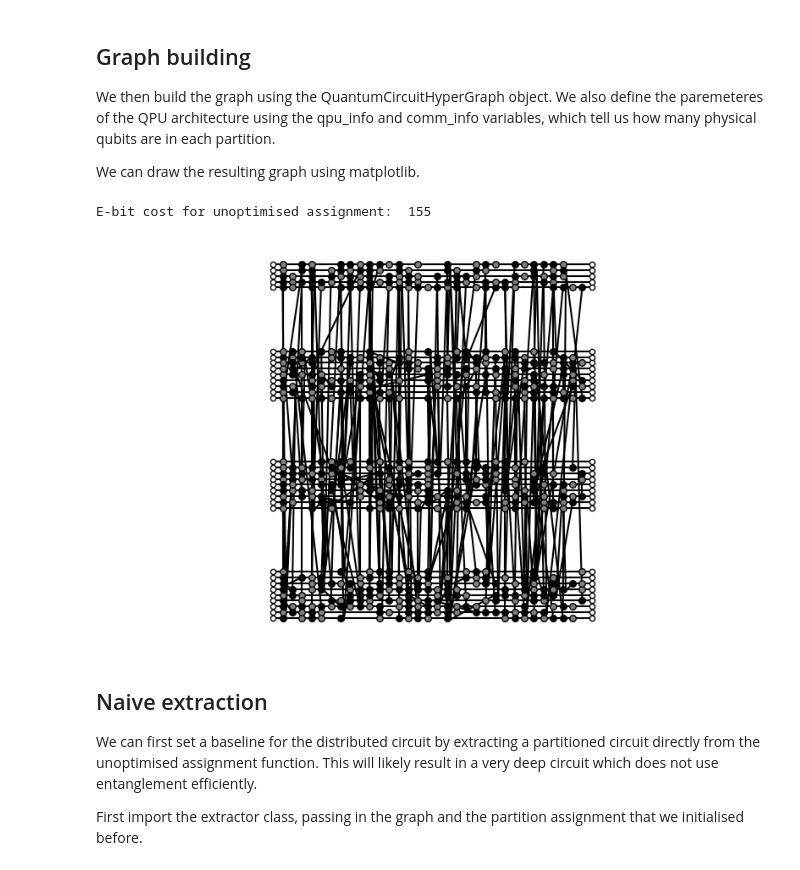
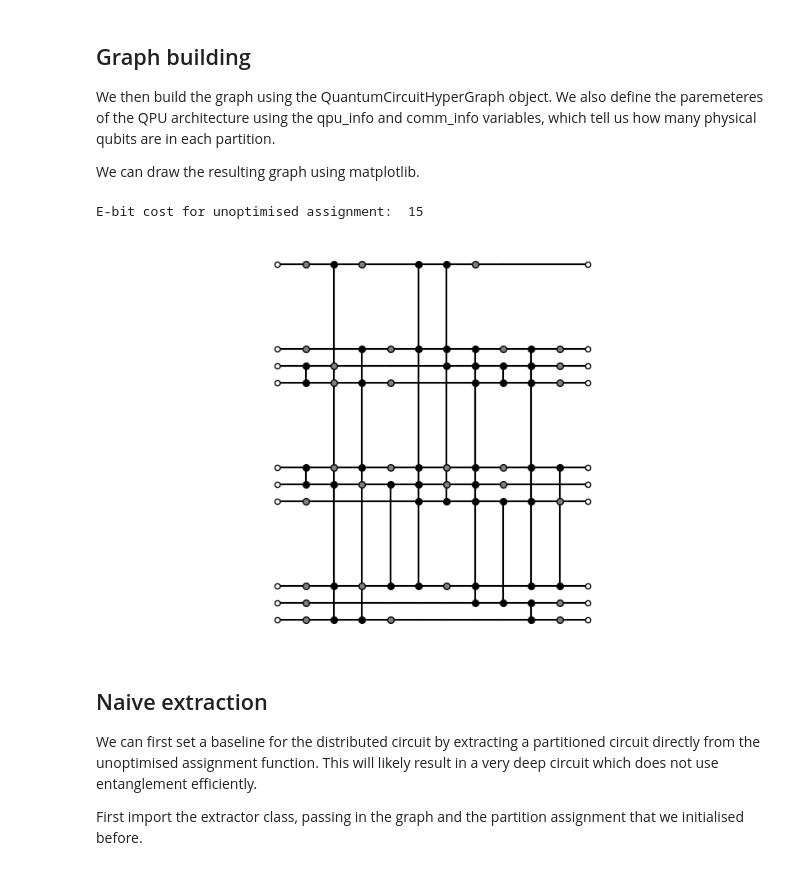
Before and after one commit to felix-burt/DISQCO, a Jupyter notebook: Demos/circuit_extraction_demo.ipynb, the cells around one changed output. Cells and saved outputs as stored; diff of their text form; code cells hidden in the pictures.

```diff
--- a/Demos/circuit_extraction_demo.ipynb
+++ b/Demos/circuit_extraction_demo.ipynb
@@ -12,14 +12,13 @@ First build/import and transpile the circuit. We use a fixed depth random circui
 # %%
 from MLFM_GCP.circuits.cp_fraction import cp_fraction
 from MLFM_GCP.circuits.QAOA import QAOA_random
-
 from MLFM_GCP.graphs.GCP_hypergraph import QuantumCircuitHyperGraph
 from qiskit import transpile
 from MLFM_GCP.partitioning.FM.FM_methods import set_initial_partitions
 from qiskit.circuit.library import QFT, QuantumVolume, EfficientSU2
 from MLFM_GCP.utils.qiskit_to_op_list import *
 
-num_qubits = 32
+num_qubits = 10
 
 circuit = cp_fraction(  num_qubits = num_qubits,
                         depth = num_qubits,
@@ -36,5 +35,4 @@ circuit = transpile(circuit, basis_gates=['cp', 'u'])
 depth = circuit.depth()
 
 
-if num_qubits < 12:
-    circuit.draw(output='mpl', style='bw', fold=100)
+circuit.draw(output='mpl', style='bw', fold=100)
@@ -53,37 +53,37 @@ qpu_info = [qpu_size] * num_partitions
 
 comm_info = [2] * num_partitions
 
-group_gates = True
+group_gates = False
 
 graph = QuantumCircuitHyperGraph(circuit = circuit,
                                  group_gates = group_gates,
                                  anti_diag = False)
 
 assignment = set_initial_partitions(qpu_info = qpu_info,
                                     num_qubits = num_qubits,
                                     num_layers = depth,
                                     num_partitions = num_partitions,
                                     reduced = True)
 
 from MLFM_GCP.partitioning.FM.FM_methods import calculate_full_cost
 
 cost = calculate_full_cost(graph, assignment, num_partitions)
 
 print("E-bit cost for unoptimised assignment: ", cost)
 
 from MLFM_GCP.drawing.tikz_drawing import *
 from MLFM_GCP.drawing.mpl_drawing import *
 
 mpl_fig = hypergraph_to_matplotlib(
     H=graph,
     num_qubits=num_qubits,
     assignment=assignment,
     qpu_info=qpu_info,
     depth=depth
 )
 # %% [output]
-E-bit cost for unoptimised assignment:  155
+E-bit cost for unoptimised assignment:  15
-[figure, old version]
+[figure, new version]
 # %% [markdown]
 ## Naive extraction
 
```
Also changed, not shown: parts of 11 cells of this notebook, 3 other files.
